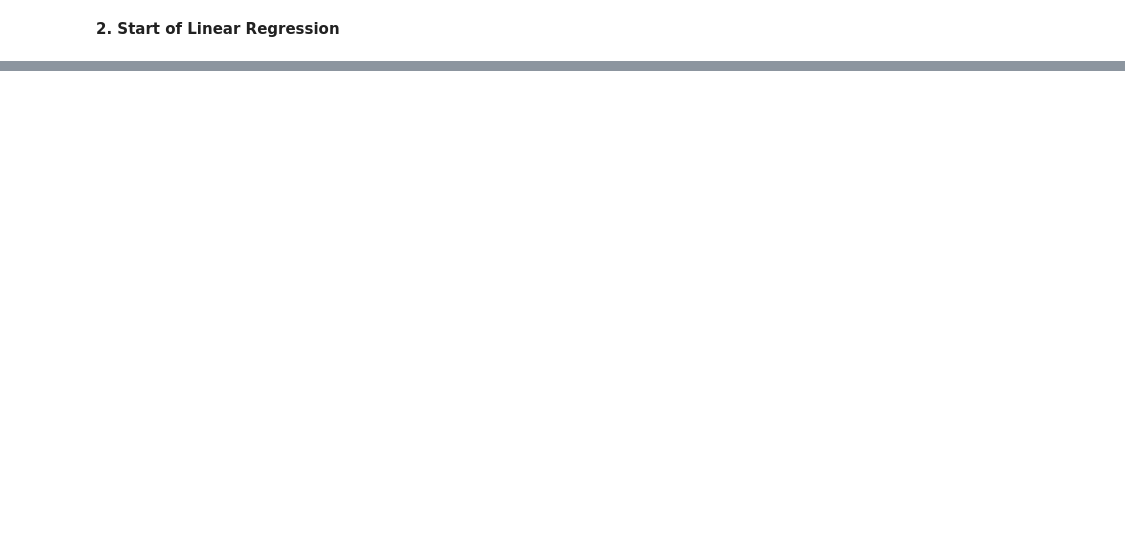
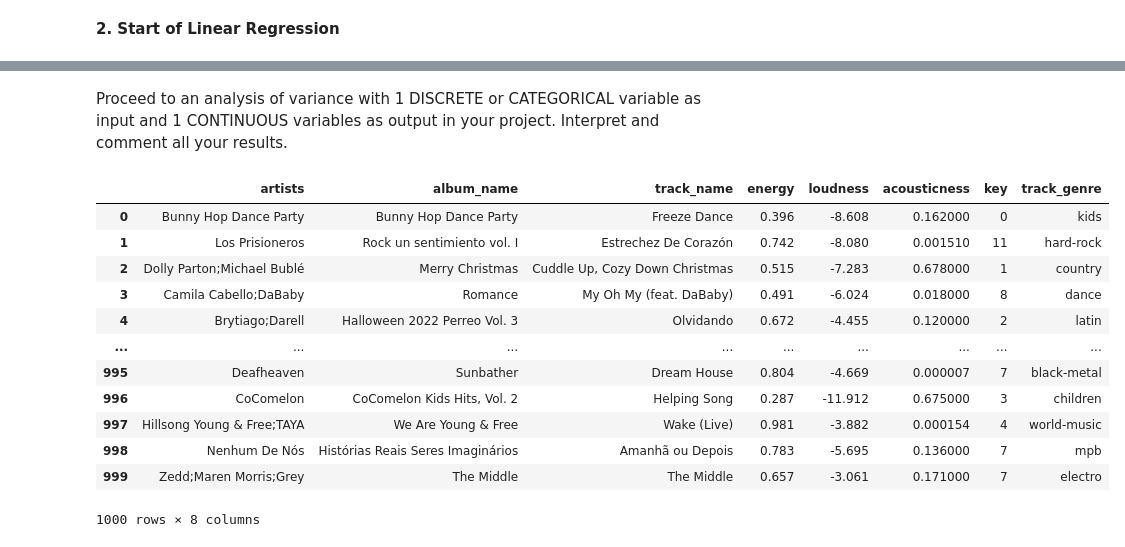
Before and after one commit to EnzoCentrale/Personal-Project, a Jupyter notebook: Project.ipynb, the cells around one changed output, grey strips where cells are left out. Cells and saved outputs as stored; diff of their text form; code cells hidden in the pictures; blank space fills up the shorter version.

```diff
--- a/Project.ipynb
+++ b/Project.ipynb
@@ -184,0 +204,19 @@ where i stopped: removing one outlier , now it isn't correlatied
+# %% [markdown]
+Proceed to an analysis of variance with 1 DISCRETE or CATEGORICAL variable as input and 1 CONTINUOUS variables as output in your project.
+Interpret and comment all your results.
+# %%
+spotify
+# %% [output]
+|  | artists | album_name | track_name | energy | loudness | acousticness | key | track_genre |
+| 0 | Bunny Hop Dance Party | Bunny Hop Dance Party | Freeze Dance | 0.396 | -8.608 | 0.162000 | 0 | kids |
+| 1 | Los Prisioneros | Rock un sentimiento vol. I | Estrechez De Corazón | 0.742 | -8.080 | 0.001510 | 11 | hard-rock |
+| 2 | Dolly Parton;Michael Bublé | Merry Christmas | Cuddle Up, Cozy Down Christmas | 0.515 | -7.283 | 0.678000 | 1 | country |
+| 3 | Camila Cabello;DaBaby | Romance | My Oh My (feat. DaBaby) | 0.491 | -6.024 | 0.018000 | 8 | dance |
+| 4 | Brytiago;Darell | Halloween 2022 Perreo Vol. 3 | Olvidando | 0.672 | -4.455 | 0.120000 | 2 | latin |
+| ... | ... | ... | ... | ... | ... | ... | ... | ... |
+| 995 | Deafheaven | Sunbather | Dream House | 0.804 | -4.669 | 0.000007 | 7 | black-metal |
+| 996 | CoComelon | CoComelon Kids Hits, Vol. 2 | Helping Song | 0.287 | -11.912 | 0.675000 | 3 | children |
+| 997 | Hillsong Young & Free;TAYA | We Are Young & Free | Wake (Live) | 0.981 | -3.882 | 0.000154 | 4 | world-music |
+| 998 | Nenhum De Nós | Histórias Reais Seres Imaginários | Amanhã ou Depois | 0.783 | -5.695 | 0.136000 | 7 | mpb |
+| 999 | Zedd;Maren Morris;Grey | The Middle | The Middle | 0.657 | -3.061 | 0.171000 | 7 | electro |
+1000 rows × 8 columns
```
Also changed, not shown: parts of 14 cells of this notebook.
